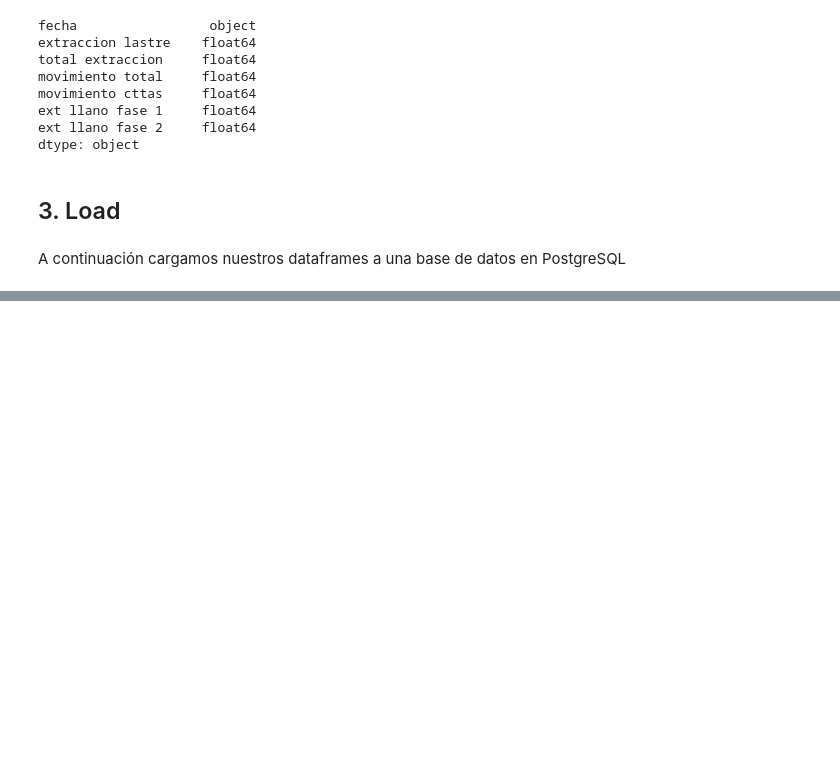
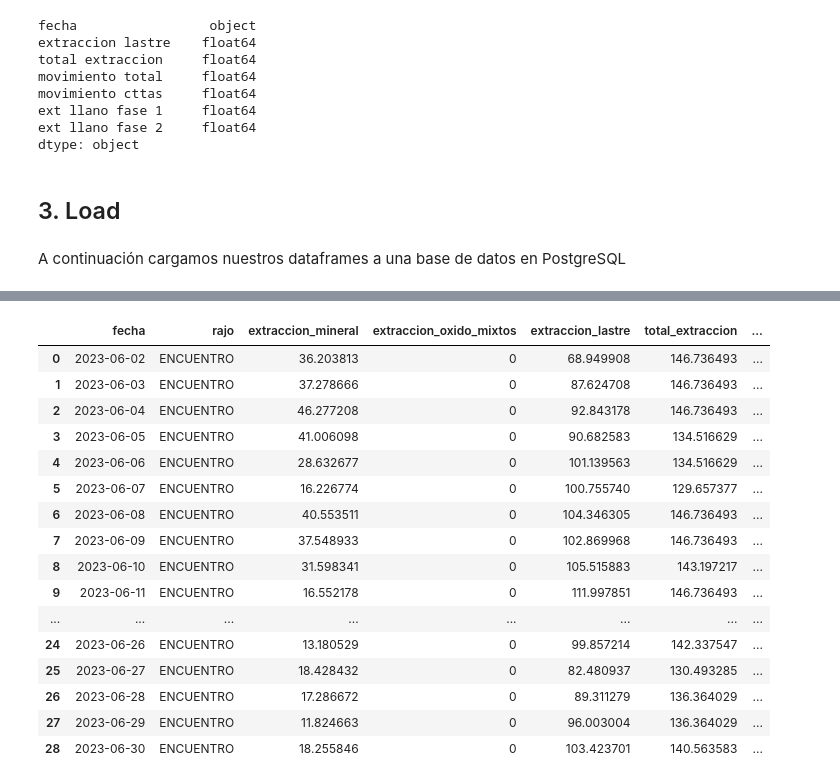
Before and after one commit to cristobalrios2001/Sistema_De_Reportes, a Jupyter notebook: datosPlanETL.ipynb, the cells around one changed output, grey strips where cells are left out. Cells and saved outputs as stored; diff of their text form; code cells hidden in the pictures; blank space fills up the shorter version.

```diff
--- a/datosPlanETL.ipynb
+++ b/datosPlanETL.ipynb
@@ -392,0 +461,29 @@ A continuación cargamos nuestros dataframes a una base de datos en PostgreSQL
+# %%
+df_plan3['fecha'] = df_encuentro['fecha']
+df_plan3['rajo'] = 'ENCUENTRO'
+df_plan3['extraccion_mineral'] = df_encuentro['extraccion mineral']
+df_plan3['extraccion_oxido_mixtos'] = 0
+df_plan3['extraccion_lastre'] = df_encuentro['extraccion lastre']
+df_plan3['total_extraccion'] = df_encuentro['total extraccion']
+df_plan3['remanejo'] = df_encuentro['remanejo']
+df_plan3['movimiento_total'] = df_encuentro['movimiento total']
+df_plan3['chancado'] = df_encuentro['mineral a chancado']
+df_plan3
+# %% [output]
+|  | fecha | rajo | extraccion_mineral | extraccion_oxido_mixtos | extraccion_lastre | total_extraccion | ... |
+| 0 | 2023-06-02 | ENCUENTRO | 36.203813 | 0 | 68.949908 | 146.736493 | ... |
+| 1 | 2023-06-03 | ENCUENTRO | 37.278666 | 0 | 87.624708 | 146.736493 | ... |
+| 2 | 2023-06-04 | ENCUENTRO | 46.277208 | 0 | 92.843178 | 146.736493 | ... |
+| 3 | 2023-06-05 | ENCUENTRO | 41.006098 | 0 | 90.682583 | 134.516629 | ... |
+| 4 | 2023-06-06 | ENCUENTRO | 28.632677 | 0 | 101.139563 | 134.516629 | ... |
+| 5 | 2023-06-07 | ENCUENTRO | 16.226774 | 0 | 100.755740 | 129.657377 | ... |
+| 6 | 2023-06-08 | ENCUENTRO | 40.553511 | 0 | 104.346305 | 146.736493 | ... |
+| 7 | 2023-06-09 | ENCUENTRO | 37.548933 | 0 | 102.869968 | 146.736493 | ... |
+| 8 | 2023-06-10 | ENCUENTRO | 31.598341 | 0 | 105.515883 | 143.197217 | ... |
+| 9 | 2023-06-11 | ENCUENTRO | 16.552178 | 0 | 111.997851 | 146.736493 | ... |
+| ... | ... | ... | ... | ... | ... | ... | ... |
+| 24 | 2023-06-26 | ENCUENTRO | 13.180529 | 0 | 99.857214 | 142.337547 | ... |
+| 25 | 2023-06-27 | ENCUENTRO | 18.428432 | 0 | 82.480937 | 130.493285 | ... |
+| 26 | 2023-06-28 | ENCUENTRO | 17.286672 | 0 | 89.311279 | 136.364029 | ... |
+| 27 | 2023-06-29 | ENCUENTRO | 11.824663 | 0 | 96.003004 | 136.364029 | ... |
+| 28 | 2023-06-30 | ENCUENTRO | 18.255846 | 0 | 103.423701 | 140.563583 | ... |
```
Also changed, not shown: parts of 12 cells of this notebook, 2 other files.
